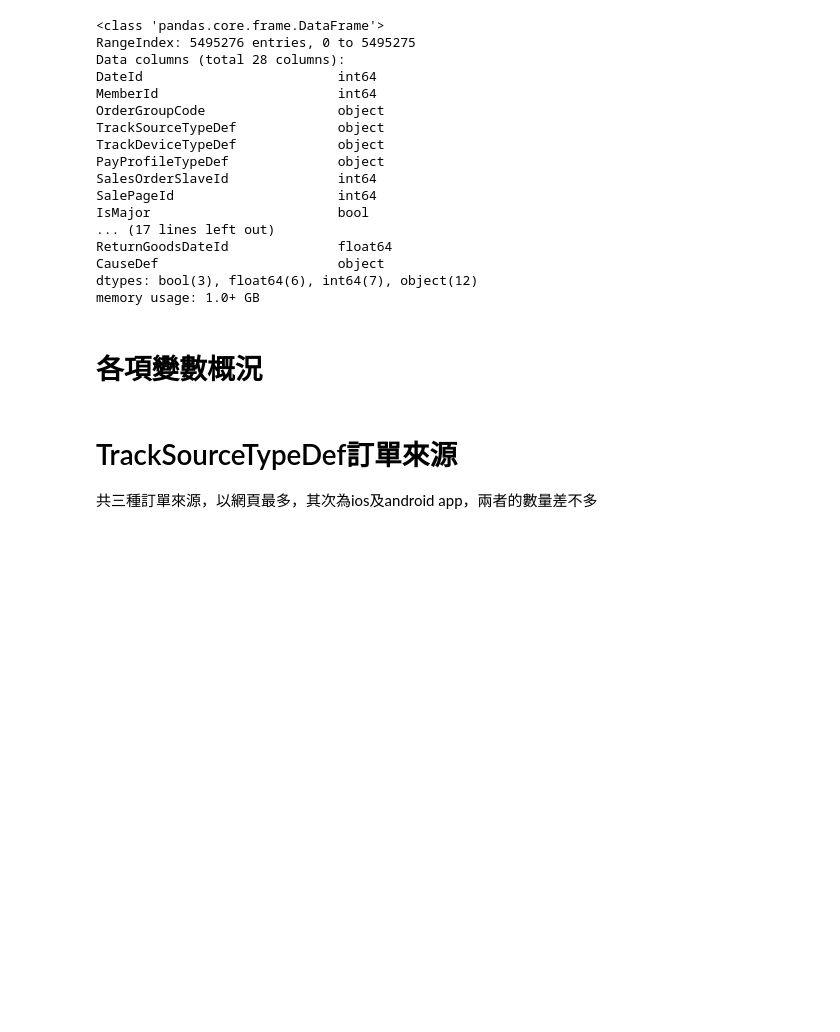
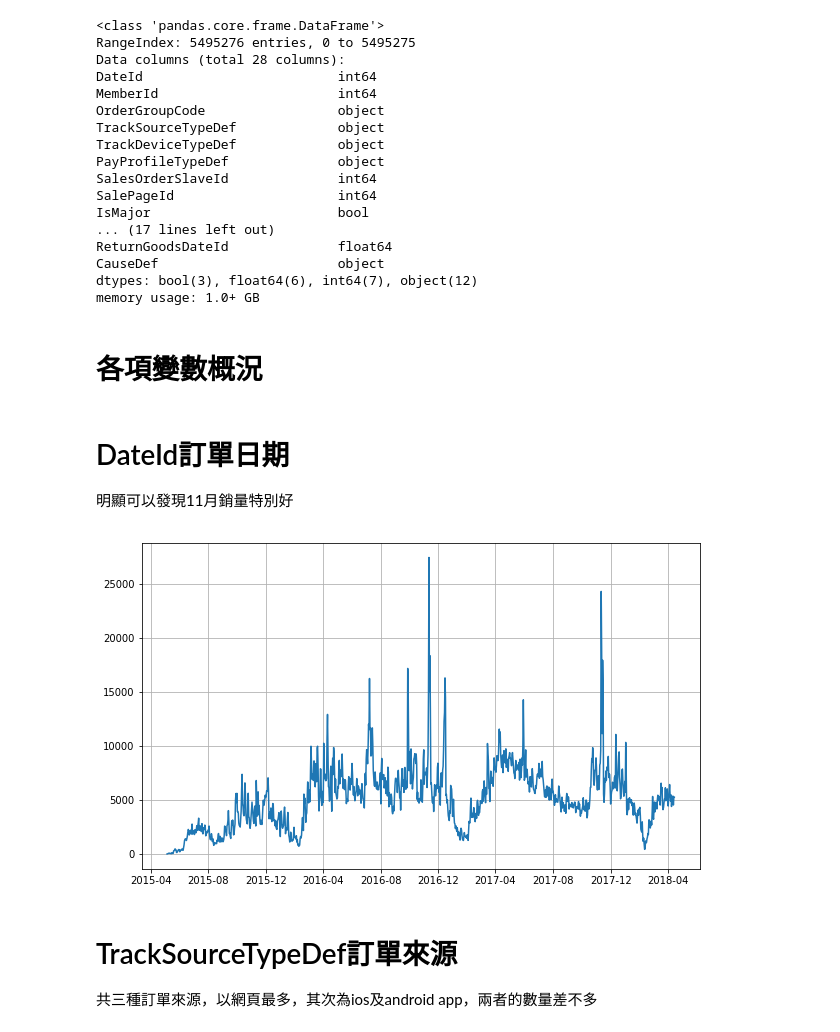
Before and after one commit to chloe8599/NTU-CSX-Project, a Jupyter notebook: week1/week1_hw.ipynb, the cells around one changed output. Drawn from its saved outputs; the diff is of its cells as text; code cells hidden in the pictures; blank space fills up the shorter version.

```diff
--- a/week1/week1_hw.ipynb
+++ b/week1/week1_hw.ipynb
@@ -60,6 +60,19 @@ dtypes: bool(3), float64(6), int64(7), object(12)
 memory usage: 1.0+ GB
 # %% [markdown]
 # 各項變數概況
+# %% [markdown]
+# DateId訂單日期
+明顯可以發現11月銷量特別好
+# %%
+Orders.DateId = pd.to_datetime(Orders.DateId.astype(str), format='%Y%m%d')
+# %%
+%matplotlib inline
+plt.figure(figsize=(10,6))
+plt.plot(Orders.groupby(by='DateId')['Quantity'].sum())
+plt.grid(True)
+plt.show()
+# %% [output]
+[figure, added]
 # %% [markdown]
 # TrackSourceTypeDef訂單來源
 共三種訂單來源，以網頁最多，其次為ios及android app，兩者的數量差不多
```
Also changed, not shown: parts of 1 cell of this notebook.
